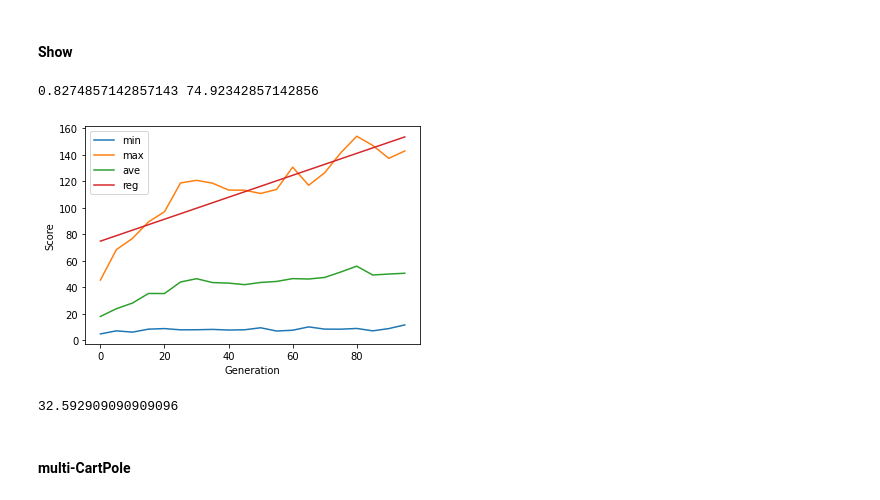
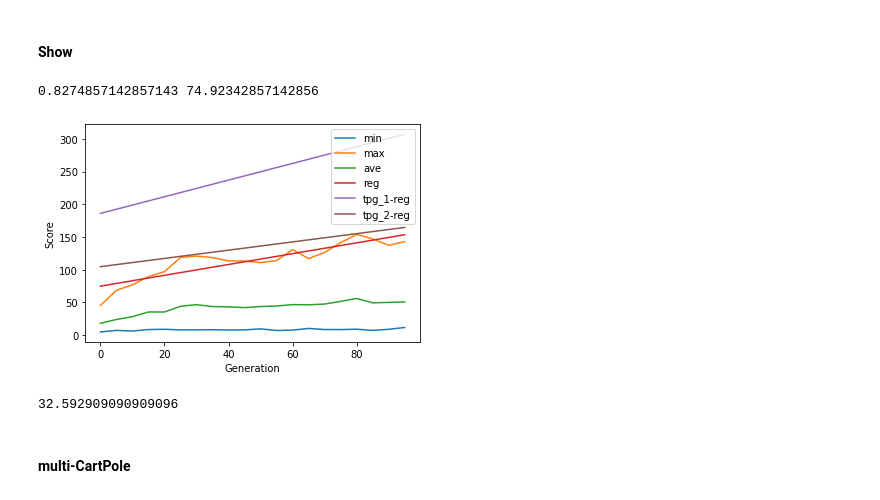
Before and after one commit to oyako-li/TPG, a Jupyter notebook: profile.ipynb, the cells around one changed output. Cells and saved outputs as stored; diff of their text form; code cells hidden in the pictures.

```diff
--- a/profile.ipynb
+++ b/profile.ipynb
@@ -596,6 +635,7 @@ plt.show()
 with open(f'{title}.txt','w') as f:
     f.write(f'min-min:{min(mi)}, max-min:{min(ma)}, ave-min:{min(av)}, min-max:{max(mi)}, max-max:{max(ma)}, ave-max:{max(av)}, min-ave:{sum(mi)/len(mi)}, max-ave:{sum(ma)/len(ma)}, ave-ave:{sum(av)/len(av)}, fh-a:{a}, fh-b:{b}')
 print(av[-1]-av[0])
+tpg_fh = fh
 # %% [output]
 1.273624060150375 186.09485714285714
 [figure]
@@ -938,4 +978,5 @@ plt.savefig(f"{title}.png")
 plt.show()
 with open(f'{title}.txt','w') as f:
     f.write(f'min-min:{min(mi)}, max-min:{min(ma)}, ave-min:{min(av)}, min-max:{max(mi)}, max-max:{max(ma)}, ave-max:{max(av)}, min-ave:{sum(mi)/len(mi)}, max-ave:{sum(ma)/len(ma)}, ave-ave:{sum(av)/len(av)}, fh-a:{a}, fh-b:{b}')
+mh_fh = fh
 # %% [output]
@@ -1215,34 +1268,36 @@ end=0
 for file in files:
     _mi, _ma, _av, end = log_load(file,task, renge=renge, _step=step)
     assert _mi.size==mi.size, f'{file} {_mi.size} dont match'
     mi=np.add(mi,_mi)
     ma=np.add(ma,_ma)
     av=np.add(av,_av)
 mi=np.divide(mi,len(files))
 ma=np.divide(ma,len(files))
 av=np.divide(av,len(files))
 ge = np.arange((ends-mi.size)*step, ends*step, step)
 
 a,b=np.polyfit(ge,ma,1)
 fh=a*ge+b
 print(a, b)
 title = f"./results/tpg-actor2-{task.replace('/','-')}"
 plt.plot(ge, mi, label='min')
 plt.plot(ge, ma, label='max')
 plt.plot(ge, av, label='ave')
 plt.plot(ge, fh, label='reg')
+plt.plot(ge, tpg_fh, label='tpg_1-reg')
+plt.plot(ge, mh_fh, label='tpg_2-reg')
 
 plt.ylabel('Score')
 plt.xlabel('Generation')
 plt.legend()
 plt.savefig(f"{title}.png")
 plt.show()
 with open(f'{title}.txt','w') as f:
     f.write(f'min-min:{min(mi)}, max-min:{min(ma)}, ave-min:{min(av)}, min-max:{max(mi)}, max-max:{max(ma)}, ave-max:{max(av)}, min-ave:{sum(mi)/len(mi)}, max-ave:{sum(ma)/len(ma)}, ave-ave:{sum(av)/len(av)}, fh-a:{a}, fh-b:{b}')
 print(av[-1]-av[0])
 # %% [output]
 0.8274857142857143 74.92342857142856
-[figure, old version]
+[figure, new version]
 32.592909090909096
 # %% [markdown]
 #### multi-CartPole
```
Also changed, not shown: parts of 16 cells of this notebook, 2 other files.
